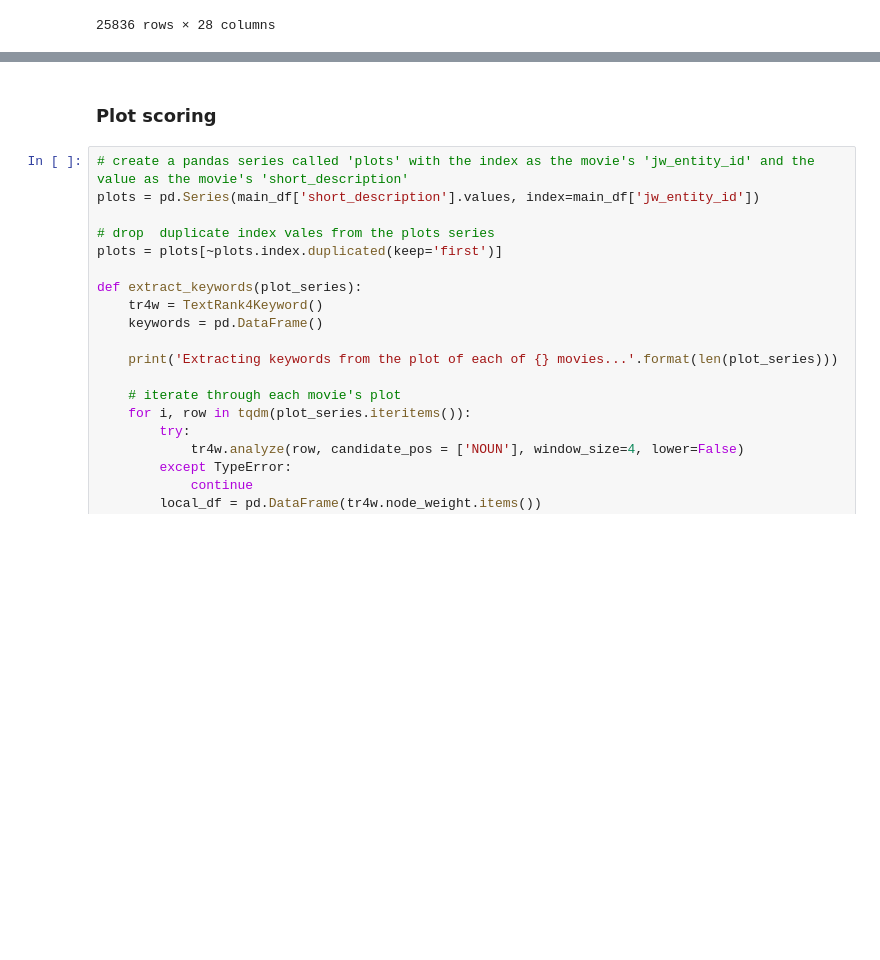
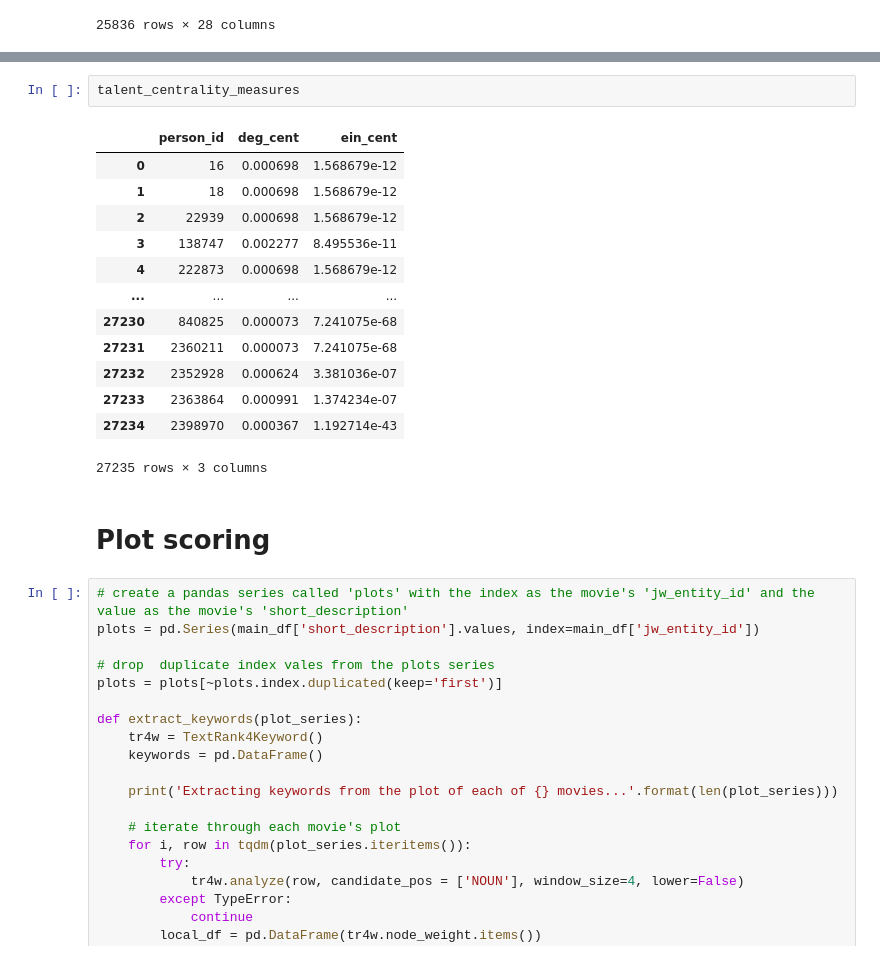
Before and after one commit to AlexCodeGlider/filmStreamingForecast, a Jupyter notebook: model.ipynb, the cells around one changed output, grey strips where cells are left out. Drawn from its saved outputs; the diff is of its cells as text; blank space fills up the shorter version.

```diff
--- a/model.ipynb
+++ b/model.ipynb
@@ -89,5 +148,21 @@ talent
+# %%
+talent_centrality_measures
+# %% [output]
+|  | person_id | deg_cent | ein_cent |
+| 0 | 16 | 0.000698 | 1.568679e-12 |
+| 1 | 18 | 0.000698 | 1.568679e-12 |
+| 2 | 22939 | 0.000698 | 1.568679e-12 |
+| 3 | 138747 | 0.002277 | 8.495536e-11 |
+| 4 | 222873 | 0.000698 | 1.568679e-12 |
+| ... | ... | ... | ... |
+| 27230 | 840825 | 0.000073 | 7.241075e-68 |
+| 27231 | 2360211 | 0.000073 | 7.241075e-68 |
+| 27232 | 2352928 | 0.000624 | 3.381036e-07 |
+| 27233 | 2363864 | 0.000991 | 1.374234e-07 |
+| 27234 | 2398970 | 0.000367 | 1.192714e-43 |
+27235 rows × 3 columns
 # %% [markdown]
-### Plot scoring
+# Plot scoring
 # %%
 # create a pandas series called 'plots' with the index as the movie's 'jw_entity_id' and the value as the movie's 'short_description'
 plots = pd.Series(main_df['short_description'].values, index=main_df['jw_entity_id'])
```
Also changed, not shown: parts of 11 cells of this notebook, 3 other files.
